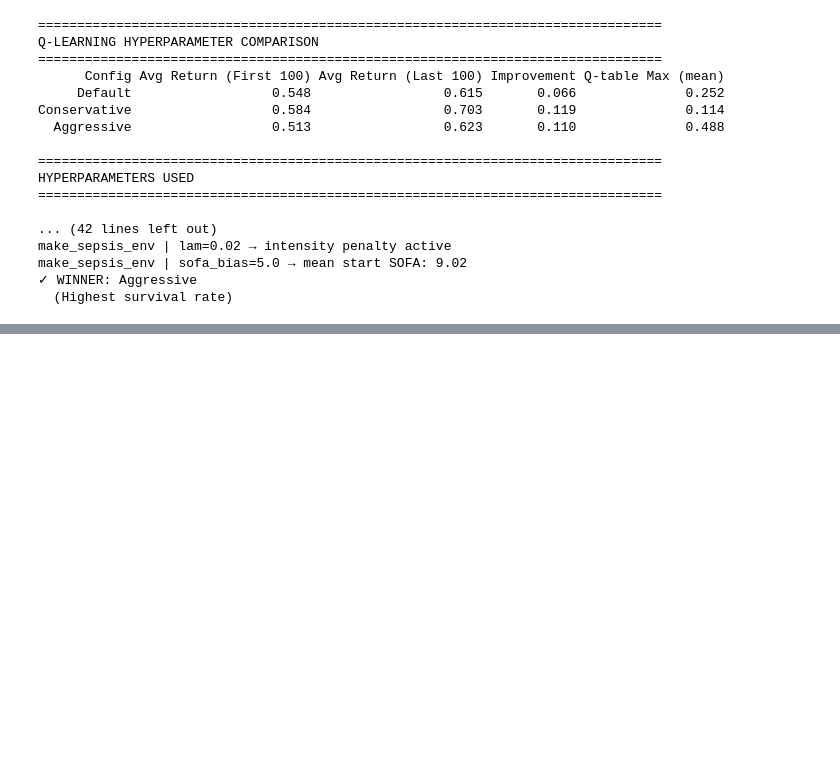
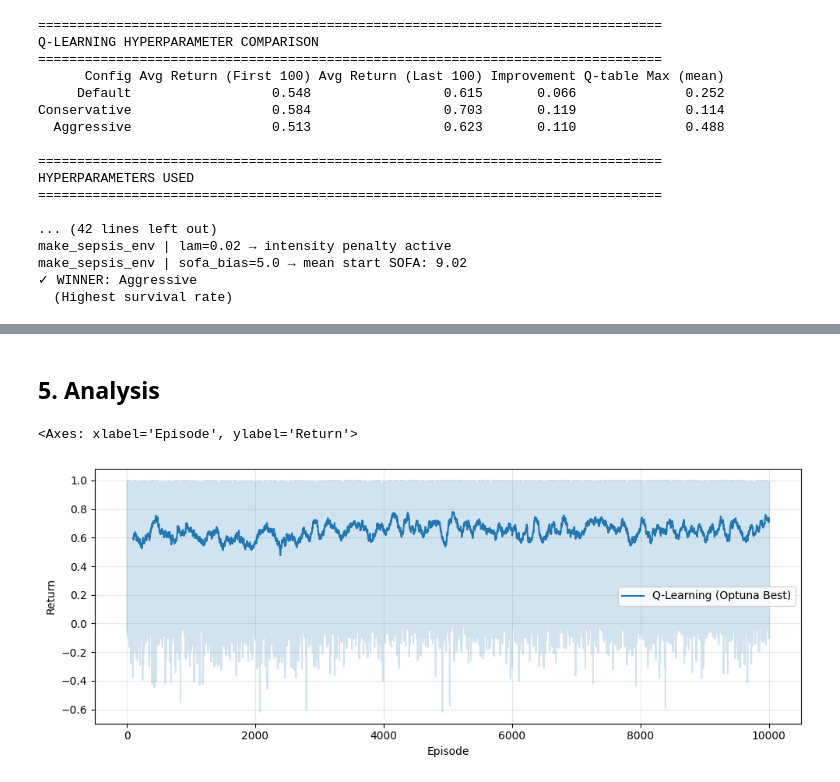
Before and after one commit to Mehmet1700/reinforcement-learning-project, a Jupyter notebook: notebooks/01_config_a_qlearning.ipynb, the cells around one changed output, grey strips where cells are left out. Cells and saved outputs as stored; diff of their text form; code cells hidden in the pictures; blank space fills up the shorter version.

Commit message:
Q-learning

```diff
--- a/notebooks/01_config_a_qlearning.ipynb
+++ b/notebooks/01_config_a_qlearning.ipynb
@@ -491,0 +514,8 @@ make_sepsis_env | sofa_bias=5.0 → mean start SOFA: 9.02
+# %% [markdown]
+## 5. Analysis
+# %%
+best_returns = trial_training_returns[best_trial.number]
+plot_training_curve(best_returns, label='Q-Learning (Optuna Best)', save_path='plots/configA_qlearning_optuna_best_curve.png')
+# %% [output]
+<Axes: xlabel='Episode', ylabel='Return'>
+[figure, added]
```
Also changed, not shown: parts of 7 cells of this notebook, 1 other file.
